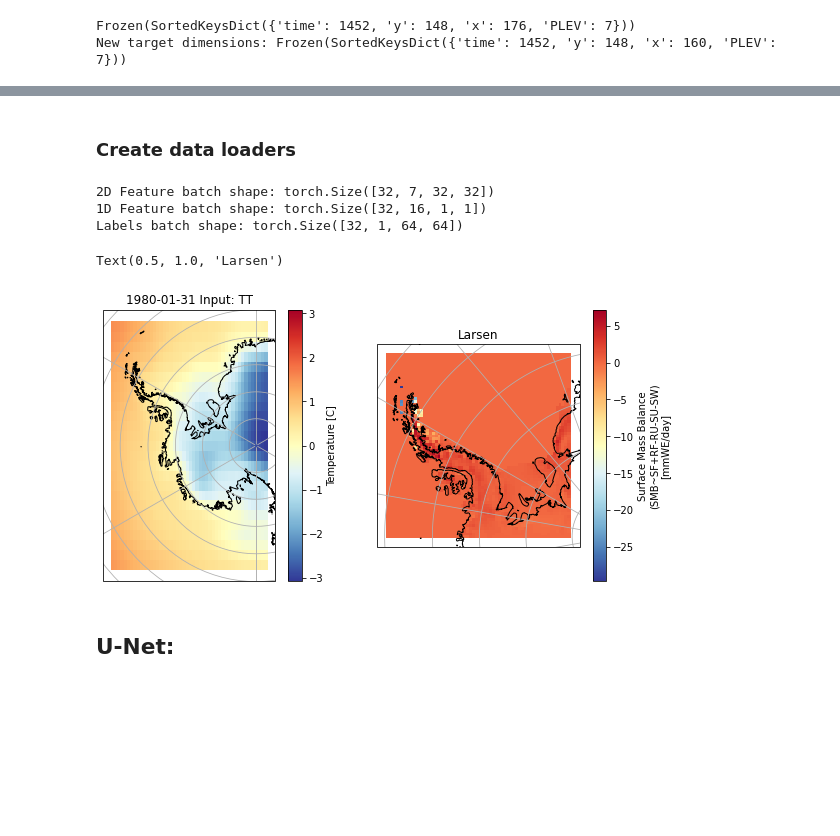
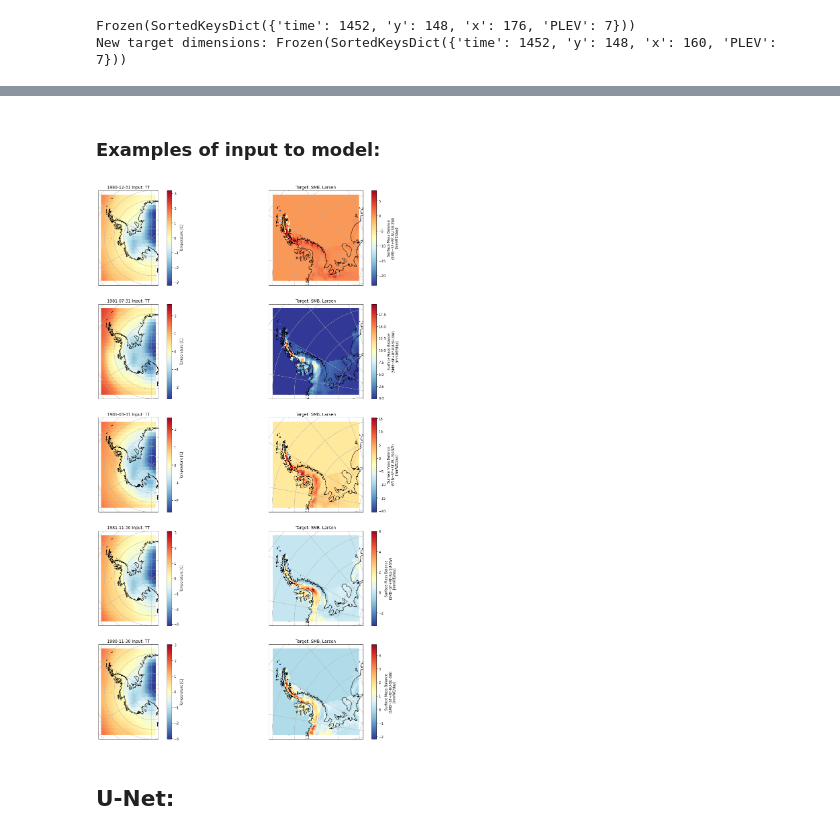
Before and after one commit to marvande/Antarctica-RCM-Emulator, a Jupyter notebook: scr/notebooks/pytorch/pytorch_ML.ipynb, the cells around one changed output, grey strips where cells are left out. Drawn from its saved outputs; the diff is of its cells as text; code cells hidden in the pictures; blank space fills up the shorter version.

```diff
--- a/scr/notebooks/pytorch/pytorch_ML.ipynb
+++ b/scr/notebooks/pytorch/pytorch_ML.ipynb
@@ -212,11 +228,11 @@ def input_maker(
     stds=True,  # add the std of the variables raw or stdz, format : bool
     resize_input=True,  # resize input to size_input_domain
     region="Larsen",  # region of interest
-    print_=True
+    print_=True,
 ):
 
     if region != "Whole Antarctica":
-        DATASET = createLowerInput(GCMLike, region = region, Nx=48, Ny=25, print_=False)
+        DATASET = createLowerInput(GCMLike, region=region, Nx=48, Ny=25, print_=False)
     else:
         DATASET = GCMLike
     """
@@ -479,14 +494,14 @@ X.shape, Z.shape, Y.shape
 # Indicator of regions and their order if combined dataset
 # Encoding 0-> Num regions
 regions = []
-if REGION == 'Combined':
-  N = int(len(X)/len(REGIONS))
-  for j in range(len(REGIONS)):
-    for i in range(N):
-      regions.append(j)
+if REGION == "Combined":
+    N = int(len(X) / len(REGIONS))
+    for j in range(len(REGIONS)):
+        for i in range(N):
+            regions.append(j)
 else:
-  N = len(X)
-  regions = [0 for i in range(N)]
+    N = len(X)
+    regions = [0 for i in range(N)]
 print(len(regions))
-Regions = torch.tensor(regions)
+R = torch.tensor(regions) # Change to tensor
 # %% [output]
@@ -512,2 +537,0 @@ train_set, val_set = random_split(dataset, [n_train, n_val], generator=torch.Gen
-# %% [markdown]
-### Create data loaders
@@ -519,37 +538,36 @@ val_loader = DataLoader(val_set, shuffle=False, batch_size=BATCH_SIZE)
+# %% [markdown]
+### Examples of input to model:
 # %%
-# Display image and label.
-train_X, train_Z, train_Y, train_R = next(iter(train_loader))
+# 4. Display input and targets.
+N = 5
+f = plt.figure(figsize=(20, 30))
 
-print(f"2D Feature batch shape: {train_X.size()}")
-print(f"1D Feature batch shape: {train_Z.size()}")
-print(f"Labels batch shape: {train_Y.size()}")
+for i in range(N):
+  train_X, train_Z, train_Y, train_R = next(iter(loader))
+  randTime = rn.randint(0, len(train_X)-1)
+  sample2dtrain_ = train_X.numpy().transpose(0, 2, 3, 1)[randTime]
+  sampletarget_ = train_Y.numpy().transpose(0, 2, 3, 1)[randTime]
+  sampleregion = train_R[randTime]
+  dt = pd.to_datetime([GCMLike.time.isel(time=randTime).values])
+  time = str(dt.date[0])
 
-randTime = 0
-sample2dtrain_ = train_X.numpy().transpose(0,2,3,1)[randTime]
-sampletarget_ = train_Y.numpy().transpose(0,2,3,1)[randTime]
-sampleregion = train_R[randTime]
-dt = pd.to_datetime([GCMLike.time.isel(time=randTime).values])
-time = str(dt.date[randTime])
+  if REGION != "Whole Antarctica":
+      sample2dtrain_ = resize(sample2dtrain_, 25, 48, print_=False)
+  else:
+      sample2dtrain_ = resize(sample2dtrain_, 25, 90, print_=False)
+  vmin = np.min(sampletarget_)
+  vmax = np.max(sampletarget_)
 
-if REGION != "Whole Antarctica":
-  sample2dtrain_ = resize(sample2dtrain_, 25, 48, print_=False)
-else:
-  sample2dtrain_ = resize(sample2dtrain_, 25, 90, print_=False)
-vmin = np.min(sampletarget_)
-vmax = np.max(sampletarget_)
-
-f = plt.figure(figsize=(10, 5))
-ax = plt.subplot(1, 2, 1, projection=ccrs.SouthPolarStereo())
-plotTrain(GCMLike, sample2dtrain_, 4, ax, time, VAR_LIST, region=REGIONS[sampleregion])
-ax = plt.subplot(1, 2, 2, projection=ccrs.SouthPolarStereo())
-plotTarget(target_dataset, sampletarget_, ax, vmin, vmax, region=REGIONS[sampleregion])
-ax.set_title(REGIONS[sampleregion])
+  M = 2
+  for m in range(M):
+    if m == 0:
+      ax = plt.subplot(N, 2, (i * M) + m + 1, projection=ccrs.SouthPolarStereo())
+      plotTrain(GCMLike, sample2dtrain_, 4, ax, time, VAR_LIST, region=REGIONS[sampleregion])
+    if m == 1:
+      ax = plt.subplot(N, 2, (i * M) + m + 1, projection=ccrs.SouthPolarStereo())
+      plotTarget(target_dataset, sampletarget_, ax, vmin, vmax, region=REGIONS[sampleregion])
 # %% [output]
-2D Feature batch shape: torch.Size([32, 7, 32, 32])
-1D Feature batch shape: torch.Size([32, 16, 1, 1])
-Labels batch shape: torch.Size([32, 1, 64, 64])
-Text(0.5, 1.0, 'Larsen')
-[figure, old version]
+[figure, new version]
 # %% [markdown]
 ## U-Net:
 # %% [markdown]
```
Also changed, not shown: parts of 57 cells of this notebook, 1 other file.
